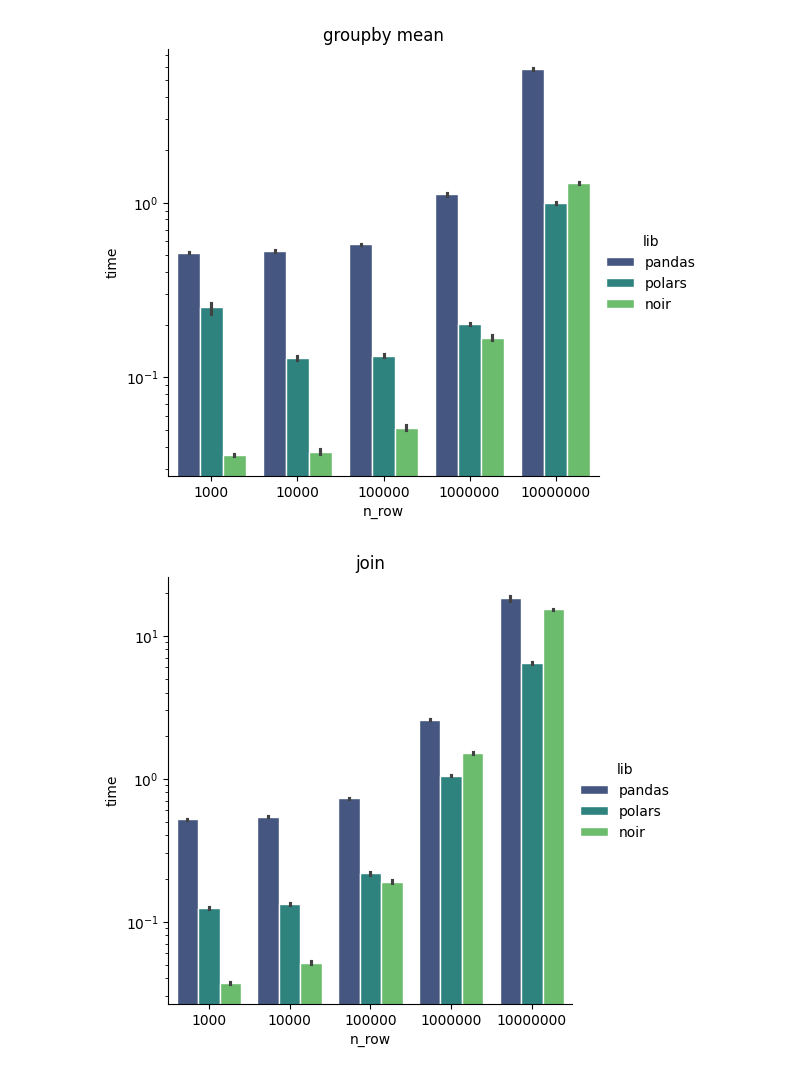
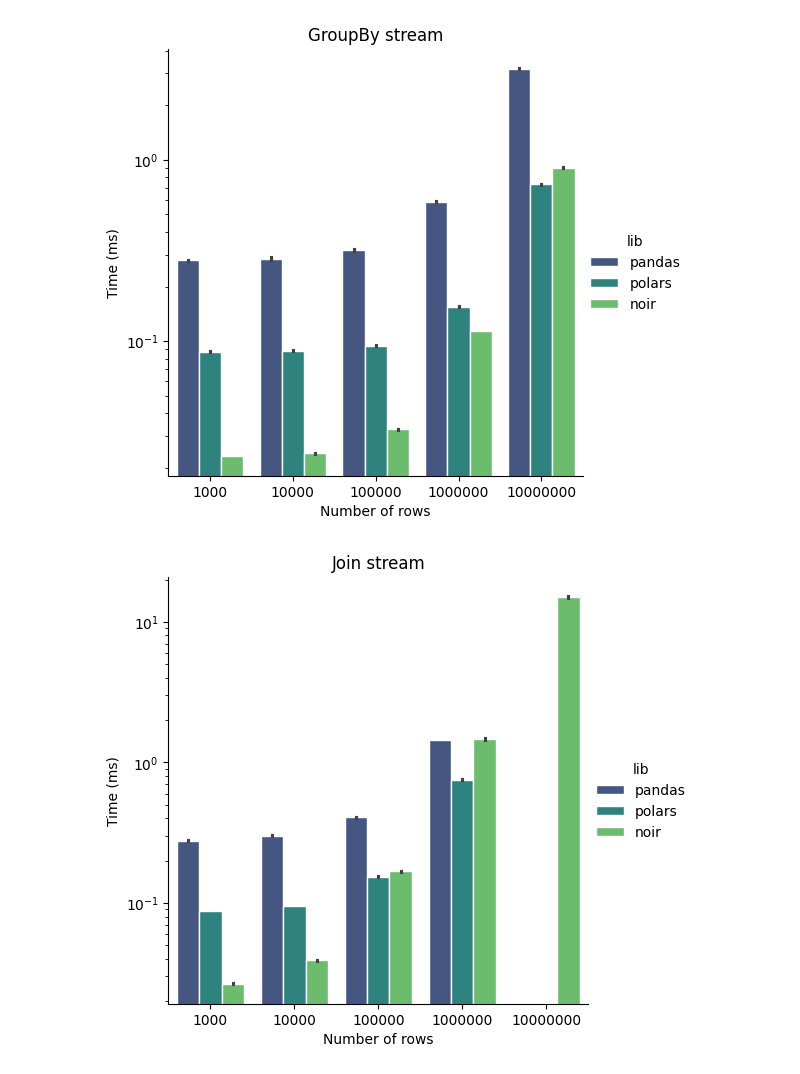
Before and after one commit to chinifabio/py-evaluation, a Jupyter notebook: hyperfine_analisys.ipynb, the cells around one changed output. Saved outputs shown, nothing was run; the diff lists cells and outputs as text; code cells hidden in the pictures.

```diff
--- a/hyperfine_analisys.ipynb
+++ b/hyperfine_analisys.ipynb
@@ -13,8 +14,12 @@ data = []
 for result in json_file['results']:
     n_row = result['parameters']['n_row']
     lib = result['parameters']['lib']
-    for time in result['times']:
-        data.append([n_row, lib, time])
+    for time, code in zip(result['times'], result['exit_codes']):
+        if code == 0:
+            data.append([n_row, lib, time])
+        else:
+            print(f'Error in {n_row} {lib}')
+
 
 gbm_df = pd.DataFrame(data, columns=['n_row', 'lib', 'time'])
 # %%
@@ -25,7 +30,10 @@ data = []
 for result in json_file['results']:
     n_row = result['parameters']['n_row']
     lib = result['parameters']['lib']
-    for time in result['times']:
-        data.append([n_row, lib, time])
+    for time, code in zip(result['times'], result['exit_codes']):
+        if code == 0:
+            data.append([n_row, lib, time])
+        else:
+            print(f'Error in {n_row} {lib}')
 
 j_df = pd.DataFrame(data, columns=['n_row', 'lib', 'time'])
@@ -32,14 +61,18 @@ j_df = pd.DataFrame(data, columns=['n_row', 'lib', 'time'])
 # %%
 sns.catplot(data=gbm_df, x='n_row', y='time', hue='lib', kind='bar', palette='viridis', edgecolor='white')
 plt.yscale('log')
-plt.title('groupby mean')
-plt.show()
+plt.title('GroupBy stream')
+plt.ylabel('Time (ms)')
+plt.xlabel('Number of rows')
+plt.savefig('figures/cmp_groupby.png', bbox_inches='tight')
 # %% [output]
-[figure, old version]
+[figure, new version]
 # %%
 sns.catplot(data=j_df, x='n_row', y='time', hue='lib', kind='bar', palette='viridis', edgecolor='white')
 plt.yscale('log')
-plt.title('join')
-plt.show()
+plt.title('Join stream')
+plt.ylabel('Time (ms)')
+plt.xlabel('Number of rows')
+plt.savefig('figures/cmp_join.png', bbox_inches='tight')
 # %% [output]
-[figure, old version]
+[figure, new version]
```
Also changed, not shown: parts of 6 cells of this notebook, 11 other files.
